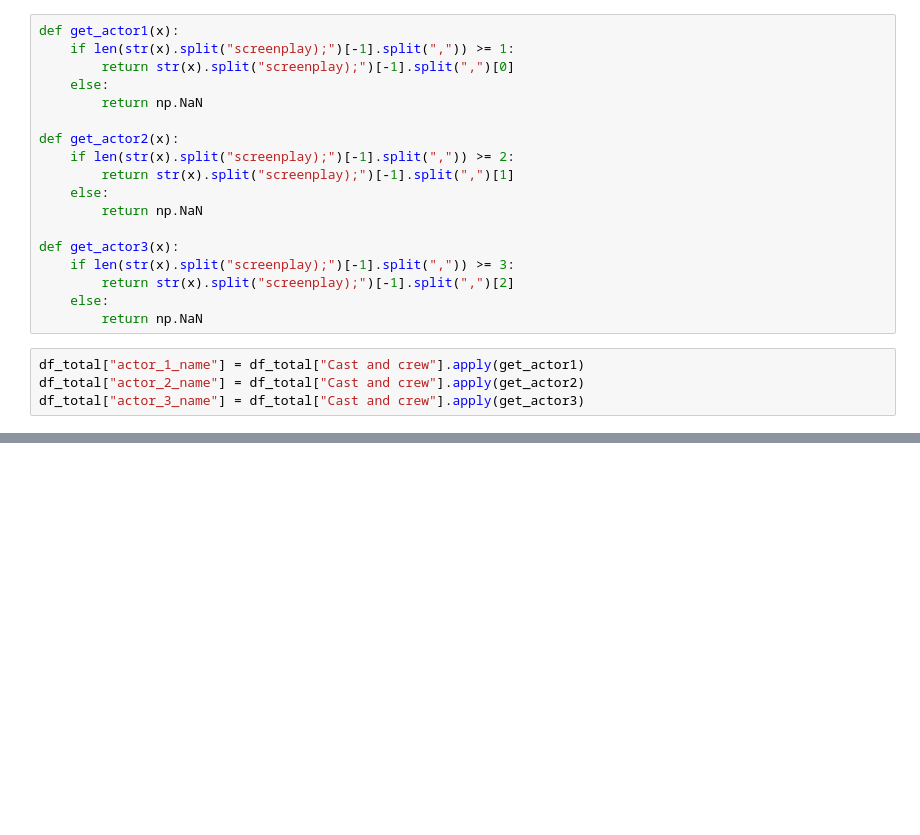
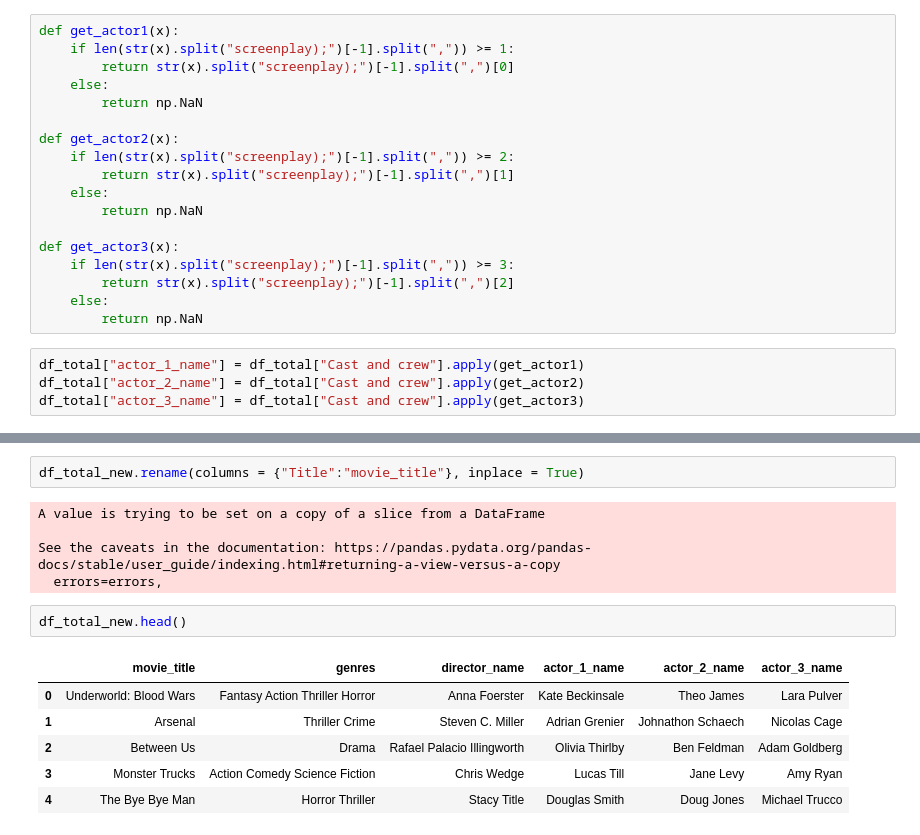
Before and after one commit to ohamnelson/Movie-Recommender-Engine, a Jupyter notebook: WebScrapping.ipynb, the cells around one changed output, grey strips where cells are left out. Saved outputs shown, nothing was run; the diff lists cells and outputs as text; blank space fills up the shorter version.

```diff
--- a/WebScrapping.ipynb
+++ b/WebScrapping.ipynb
@@ -131,0 +201,16 @@ df_total_new.head(10)
+# %%
+df_total_new.rename(columns = {"Title":"movie_title"}, inplace = True)
+# %% [output]
+A value is trying to be set on a copy of a slice from a DataFrame
+
+See the caveats in the documentation: https://pandas.pydata.org/pandas-docs/stable/user_guide/indexing.html#returning-a-view-versus-a-copy
+  errors=errors,
+# %%
+df_total_new.head()
+# %% [output]
+|  | movie_title | genres | director_name | actor_1_name | actor_2_name | actor_3_name |
+| 0 | Underworld: Blood Wars | Fantasy Action Thriller Horror | Anna Foerster | Kate Beckinsale | Theo James | Lara Pulver |
+| 1 | Arsenal | Thriller Crime | Steven C. Miller | Adrian Grenier | Johnathon Schaech | Nicolas Cage |
+| 2 | Between Us | Drama | Rafael Palacio Illingworth | Olivia Thirlby | Ben Feldman | Adam Goldberg |
+| 3 | Monster Trucks | Action Comedy Science Fiction | Chris Wedge | Lucas Till | Jane Levy | Amy Ryan |
+| 4 | The Bye Bye Man | Horror Thriller | Stacy Title | Douglas Smith | Doug Jones | Michael Trucco |
```
Also changed, not shown: parts of 19 cells of this notebook, 1 other file.
